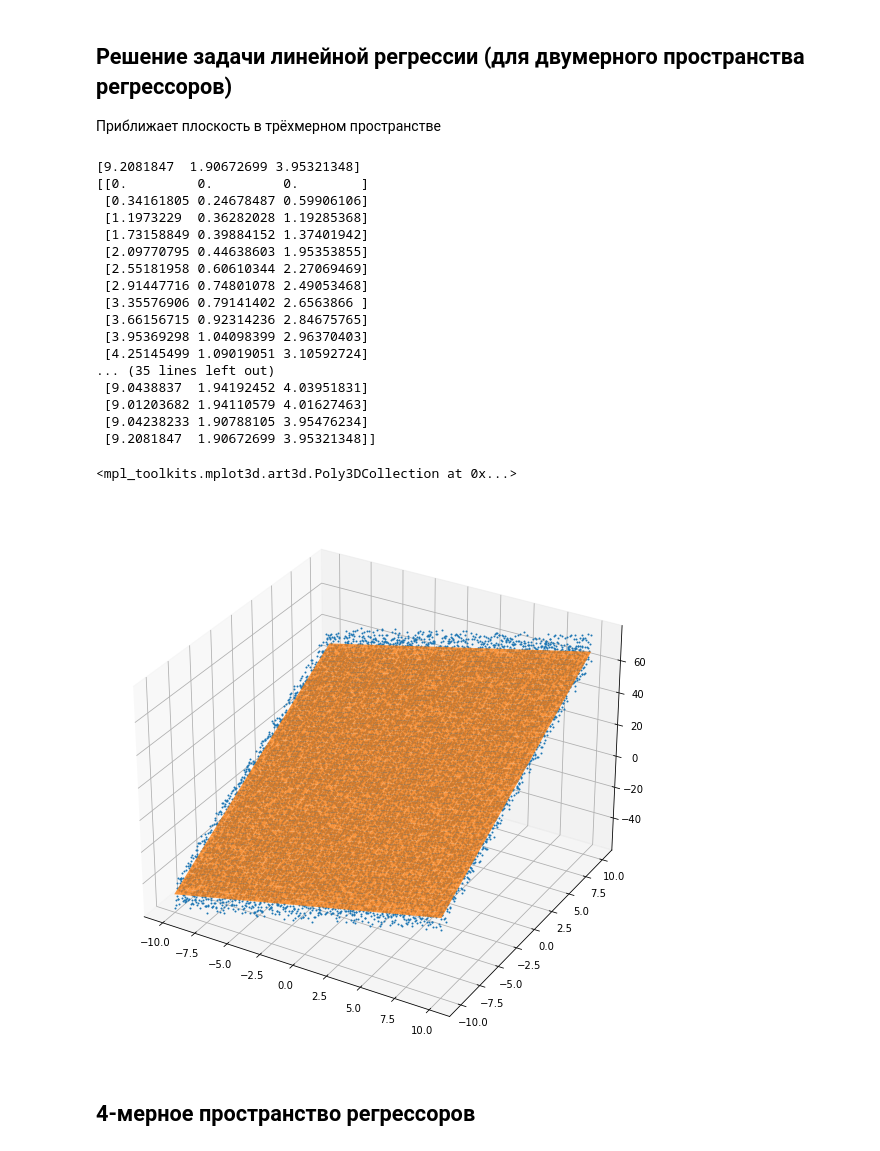
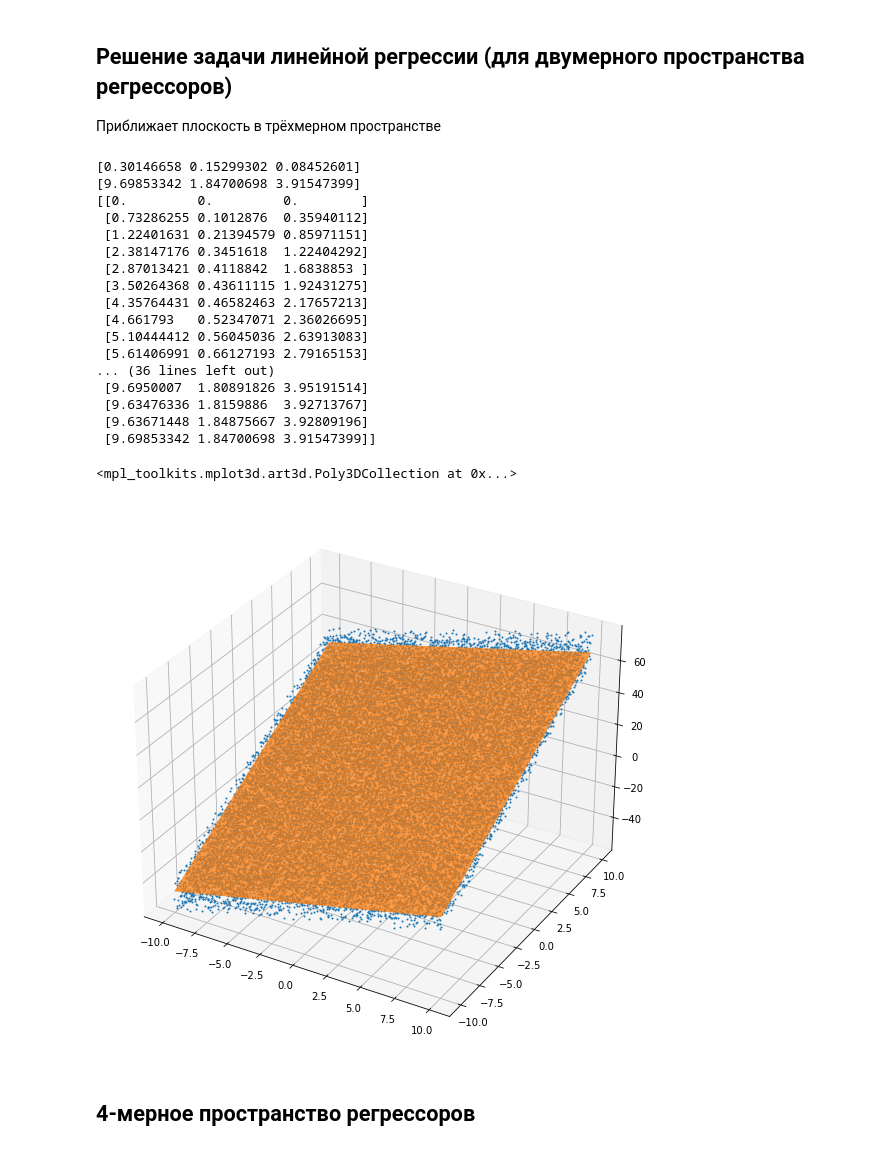
Before and after one commit to enotvtapke/met_opt_lab_2, a Jupyter notebook: SGD.ipynb, the cells around one changed output. Saved outputs shown, nothing was run; the diff lists cells and outputs as text; code cells hidden in the pictures.

```diff
--- a/SGD.ipynb
+++ b/SGD.ipynb
@@ -92,8 +92,8 @@ It is pretty slow.
 def generate_minimized_fun(t:List, ft:List) -> List[Callable[[List], float]]:
     sum_fun = np.empty(len(t), dtype=partial)
     for i in range(len(t)):
-        # Captures t[i] and ft[i] from current context
-        sum_fun[i] = partial(lambda t, ft, a: 1 / len(t) * np.square(a[0] + np.sum(a[1:] * t) - ft), t[i], ft[i])
+        # Captures t[i], ft[i] and len(t) from current context
+        sum_fun[i] = partial(lambda t, ft, l, a: 1 / (2 * l) * np.square(a[0] + np.sum(a[1:] * t) - ft), t[i], ft[i], len(t))
     np.random.shuffle(sum_fun)
     return sum_fun
 
@@ -161,47 +162,48 @@ plt.plot(tt, min_point[1] * tt + min_point[0])
 # %%
 tt = np.linspace(-10, 10, 150)
 b = [10, 2, 4]
 t, ft = generate_dataset(b, 10, tt)
 sum_fun = generate_minimized_fun(t, ft)
 
 # SGD params
 x = np.zeros(3)
 epoch = 50
 batch_size = 20
-lr = [0.05, 0.002, 0.004]
+lr = [1500, 40, 80]
 
 points = sgd(sum_fun, x, epoch, batch_size, lr)
 min_point = points[-1]
 
+print(b - min_point)
 print(min_point)
 print(points)
 
 ax = plt.figure().add_subplot(projection='3d')
 # Plots dataset
 ax.plot(t[:, 0], t[:, 1], ft, 'o', markersize=1)
 # Plots approximated function
 X, Y = np.meshgrid(tt, tt)
 ax.plot_surface(X, Y, min_point[0] + min_point[1] * X + min_point[2] * Y, alpha=0.8)
 # %% [output]
-[9.2081847  1.90672699 3.95321348]
+[0.30146658 0.15299302 0.08452601]
+[9.69853342 1.84700698 3.91547399]
 [[0.         0.         0.        ]
- [0.34161805 0.24678487 0.59906106]
- [1.1973229  0.36282028 1.19285368]
- [1.73158849 0.39884152 1.37401942]
- [2.09770795 0.44638603 1.95353855]
- [2.55181958 0.60610344 2.27069469]
- [2.91447716 0.74801078 2.49053468]
- [3.35576906 0.79141402 2.6563866 ]
- [3.66156715 0.92314236 2.84675765]
- [3.95369298 1.04098399 2.96370403]
- [4.25145499 1.09019051 3.10592724]
-... (35 lines left out)
- [9.0438837  1.94192452 4.03951831]
- [9.01203682 1.94110579 4.01627463]
- [9.04238233 1.90788105 3.95476234]
- [9.2081847  1.90672699 3.95321348]]
+ [0.73286255 0.1012876  0.35940112]
+ [1.22401631 0.21394579 0.85971151]
+ [2.38147176 0.3451618  1.22404292]
+ [2.87013421 0.4118842  1.6838853 ]
+ [3.50264368 0.43611115 1.92431275]
+ [4.35764431 0.46582463 2.17657213]
+ [4.661793   0.52347071 2.36026695]
+ [5.10444412 0.56045036 2.63913083]
+ [5.61406991 0.66127193 2.79165153]
+... (36 lines left out)
+ [9.6950007  1.80891826 3.95191514]
+ [9.63476336 1.8159886  3.92713767]
+ [9.63671448 1.84875667 3.92809196]
+ [9.69853342 1.84700698 3.91547399]]
 <mpl_toolkits.mplot3d.art3d.Poly3DCollection at 0x...>
-[figure, old version]
+[figure, new version]
 # %% [markdown]
 ## 4-мерное пространство регрессоров
 # %%
```
Also changed, not shown: parts of 11 cells of this notebook.
